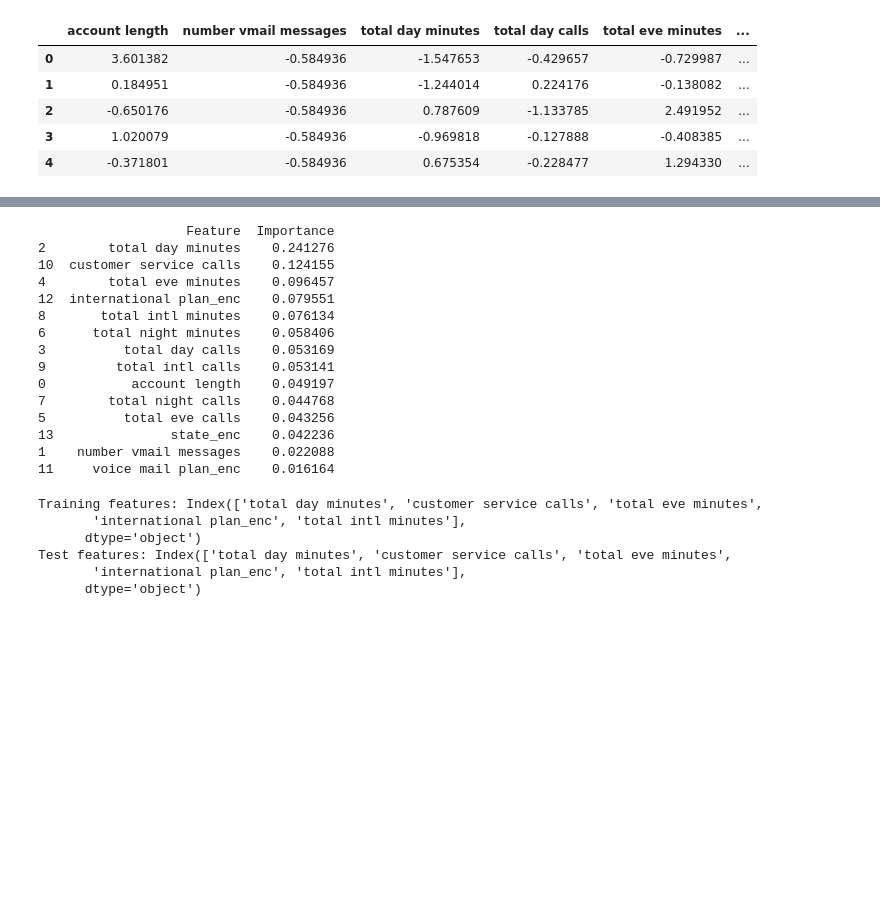
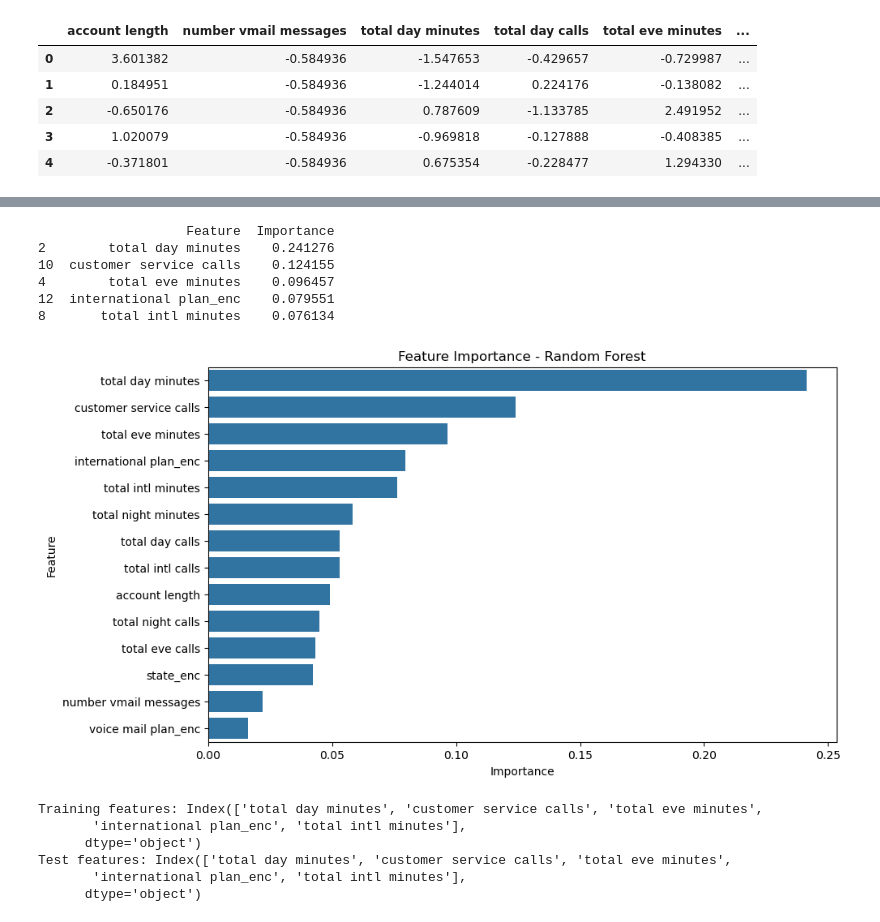
Before and after one commit to FildaKim/Churn-in-Telecoms-Project, a Jupyter notebook: index.ipynb, the cells around one changed output, grey strips where cells are left out. Drawn from its saved outputs; the diff is of its cells as text; code cells hidden in the pictures; blank space fills up the shorter version.

```diff
--- a/index.ipynb
+++ b/index.ipynb
@@ -149,33 +221,33 @@ X_train_scaled.head()
 # %%
 from sklearn.ensemble import RandomForestClassifier
 
 # Fit a Random Forest to get feature importance
 rf = RandomForestClassifier(random_state=42)
 rf.fit(X_train_scaled, y_train_encoded)
 
 # Extract feature importances
 feature_importances = pd.DataFrame({
     "Feature": X_train.columns,
     "Importance": rf.feature_importances_
 }).sort_values(by="Importance", ascending=False)
 
-print(feature_importances)
+# Display top 5 important features
+top_features = feature_importances.head(5)
+print(top_features)
+
+# Plot feature importance
+plt.figure(figsize=(10, 6))
+sns.barplot(x='Importance', y='Feature', data=feature_importances)
+plt.title('Feature Importance - Random Forest')
+plt.show()
 # %% [output]
                    Feature  Importance
 2        total day minutes    0.241276
 10  customer service calls    0.124155
 4        total eve minutes    0.096457
 12  international plan_enc    0.079551
 8       total intl minutes    0.076134
-6      total night minutes    0.058406
-3          total day calls    0.053169
-9         total intl calls    0.053141
-0           account length    0.049197
-7        total night calls    0.044768
-5          total eve calls    0.043256
-13               state_enc    0.042236
-1    number vmail messages    0.022088
-11     voice mail plan_enc    0.016164
+[figure, added]
 # %%
 # Select top features
 top_features = feature_importances.head(5)["Feature"]
```
Also changed, not shown: parts of 25 cells of this notebook.
